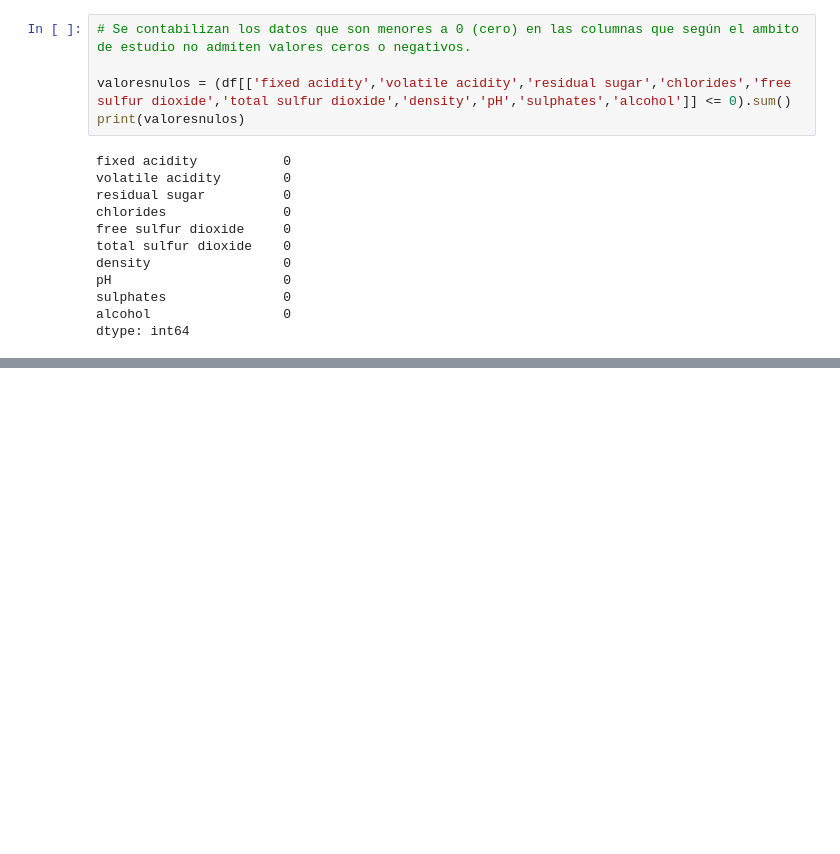
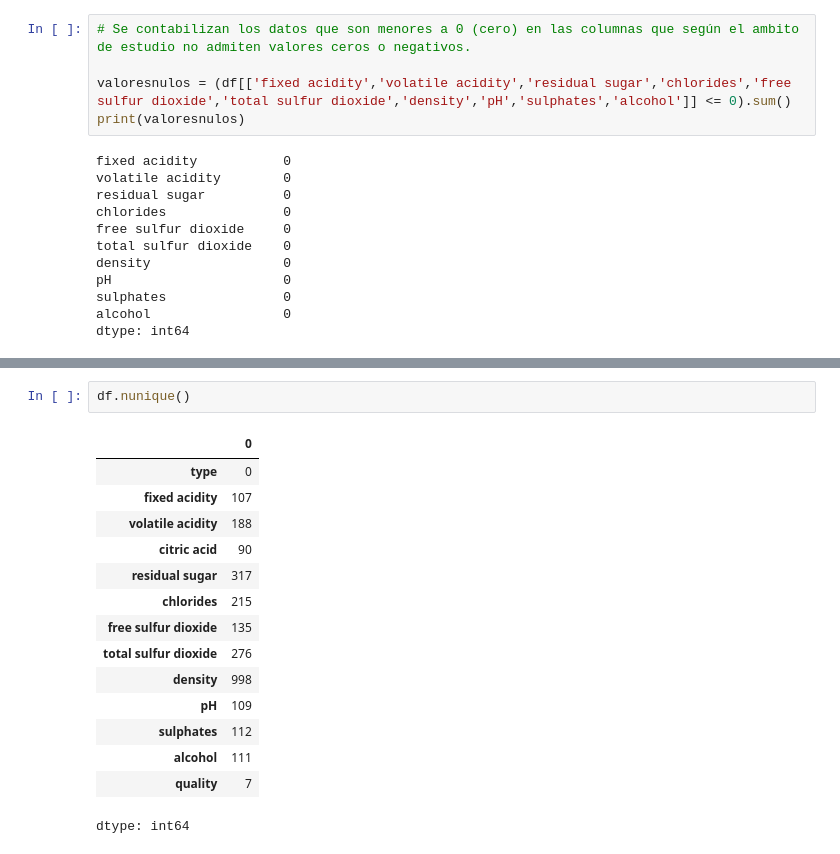
Before and after one commit to eugeinga/CODER-DataScienceI, a Jupyter notebook: TP_Data_Science_I.ipynb, the cells around one changed output, grey strips where cells are left out. Drawn from its saved outputs; the diff is of its cells as text; blank space fills up the shorter version.

```diff
--- a/TP_Data_Science_I.ipynb
+++ b/TP_Data_Science_I.ipynb
@@ -209,0 +282,18 @@ print(cerosToNan)
+# %%
+df.nunique()
+# %% [output]
+|  | 0 |
+| type | 0 |
+| fixed acidity | 107 |
+| volatile acidity | 188 |
+| citric acid | 90 |
+| residual sugar | 317 |
+| chlorides | 215 |
+| free sulfur dioxide | 135 |
+| total sulfur dioxide | 276 |
+| density | 998 |
+| pH | 109 |
+| sulphates | 112 |
+| alcohol | 111 |
+| quality | 7 |
+dtype: int64
```
Also changed, not shown: parts of 7 cells of this notebook.
